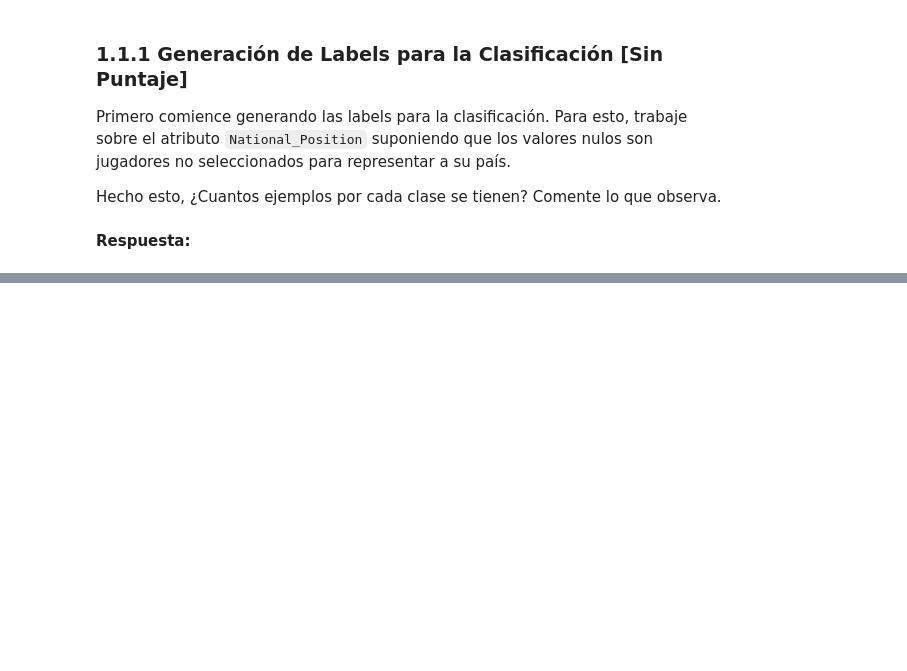
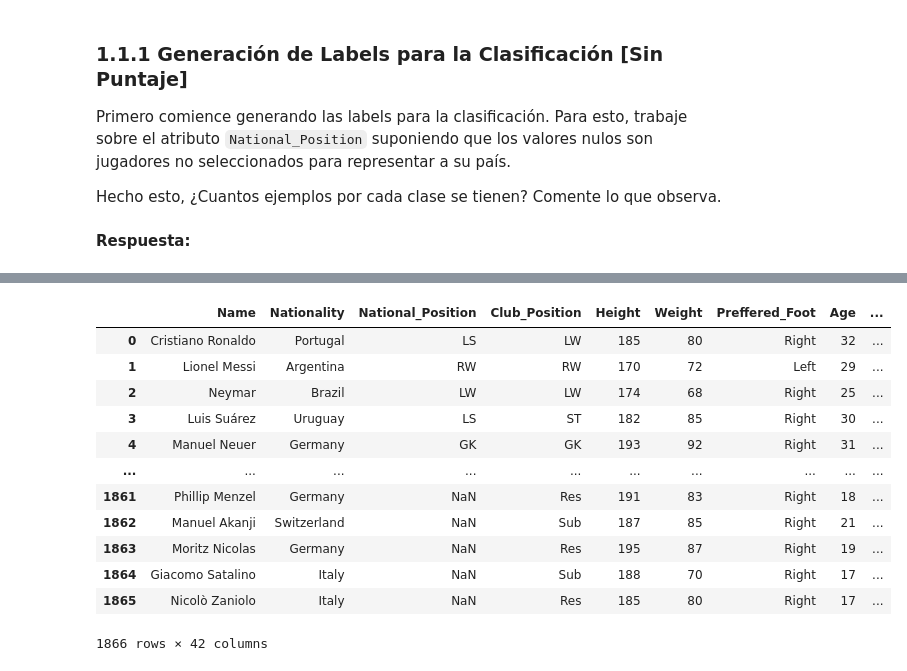
Before and after one commit to DanielMinaya1/MDS7202, a Jupyter notebook: Laboratorio_8/Laboratorio_8.ipynb, the cells around one changed output, grey strips where cells are left out. Saved outputs shown, nothing was run; the diff lists cells and outputs as text; code cells hidden in the pictures; blank space fills up the shorter version.

```diff
--- a/Laboratorio_8/Laboratorio_8.ipynb
+++ b/Laboratorio_8/Laboratorio_8.ipynb
@@ -301,0 +672,4 @@ Comente de resultados observados y si es posible mejorar los resultados.
+# %%
+salary_players = pd.read_csv('salarios.csv')
+salary_players = salary_players.rename(columns = {'Player': 'Name'})
+salary_players
@@ -301,0 +690,17 @@ Comente de resultados observados y si es posible mejorar los resultados.
+# %%
+new_df_players = pd.merge(df_players, salary_players, on='Name', how='inner')
+new_df_players
+# %% [output]
+|  | Name | Nationality | National_Position | Club_Position | Height | Weight | Preffered_Foot | Age | ... |
+| 0 | Cristiano Ronaldo | Portugal | LS | LW | 185 | 80 | Right | 32 | ... |
+| 1 | Lionel Messi | Argentina | RW | RW | 170 | 72 | Left | 29 | ... |
+| 2 | Neymar | Brazil | LW | LW | 174 | 68 | Right | 25 | ... |
+| 3 | Luis Suárez | Uruguay | LS | ST | 182 | 85 | Right | 30 | ... |
+| 4 | Manuel Neuer | Germany | GK | GK | 193 | 92 | Right | 31 | ... |
+| ... | ... | ... | ... | ... | ... | ... | ... | ... | ... |
+| 1861 | Phillip Menzel | Germany | NaN | Res | 191 | 83 | Right | 18 | ... |
+| 1862 | Manuel Akanji | Switzerland | NaN | Sub | 187 | 85 | Right | 21 | ... |
+| 1863 | Moritz Nicolas | Germany | NaN | Res | 195 | 87 | Right | 19 | ... |
+| 1864 | Giacomo Satalino | Italy | NaN | Sub | 188 | 70 | Right | 17 | ... |
+| 1865 | Nicolò Zaniolo | Italy | NaN | Res | 185 | 80 | Right | 17 | ... |
+1866 rows × 42 columns
```
Also changed, not shown: parts of 53 cells of this notebook.
